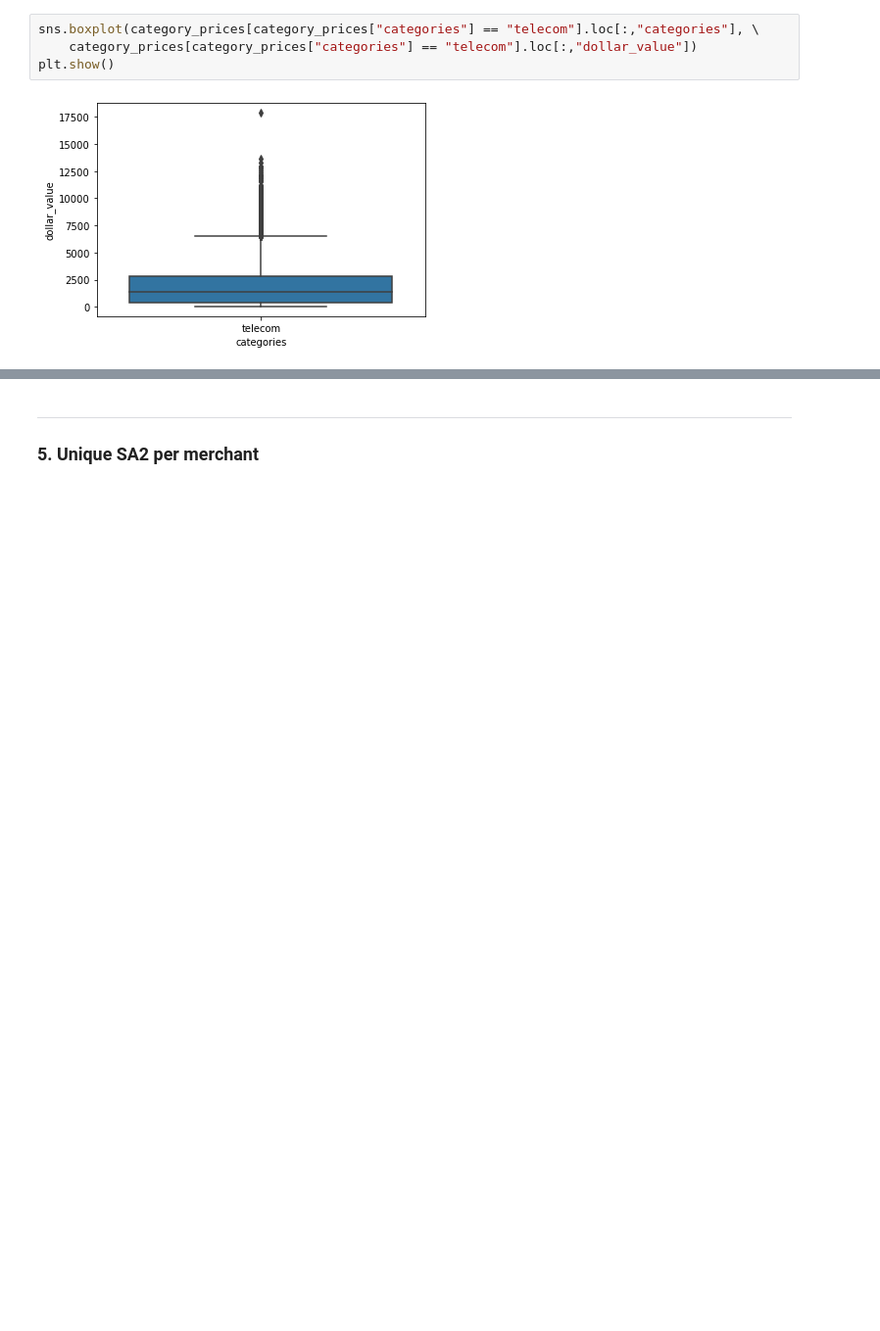
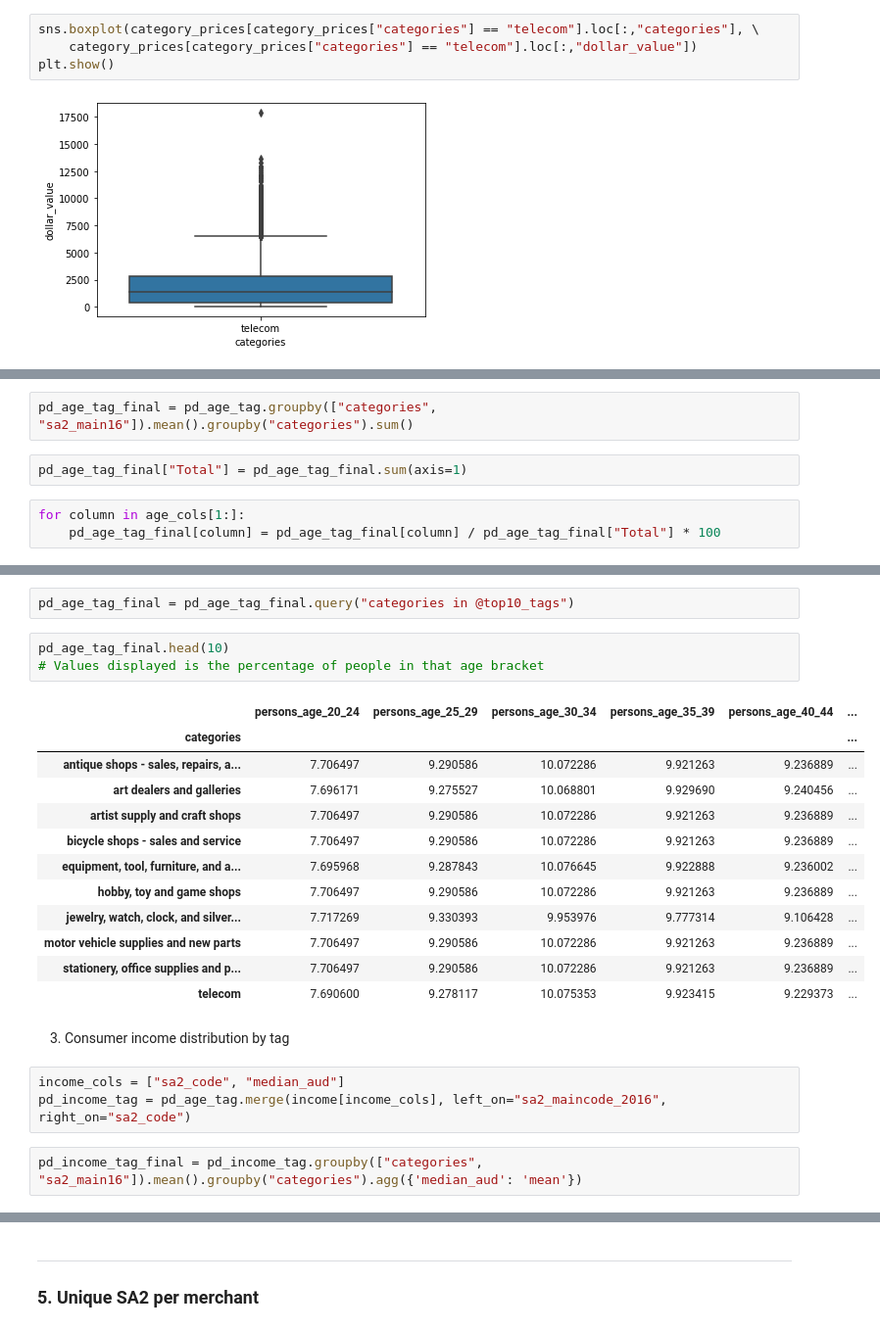
Before and after one commit to MAST30034-Applied-Data-Science/generic-buy-now-pay-later-project-group-11, a Jupyter notebook: notebooks/product_categories_analysis.ipynb, the cells around one changed output, grey strips where cells are left out. Shown: that part at 98% size. Drawn from its saved outputs; the diff is of its cells as text; blank space fills up the shorter version.

```diff
--- a/notebooks/product_categories_analysis.ipynb
+++ b/notebooks/product_categories_analysis.ipynb
@@ -416,0 +451,7 @@ category_prices.groupby("categories").count()
+# %%
+pd_age_tag_final = pd_age_tag.groupby(["categories", "sa2_main16"]).mean().groupby("categories").sum()
+# %%
+pd_age_tag_final["Total"] = pd_age_tag_final.sum(axis=1)
+# %%
+for column in age_cols[1:]:
+    pd_age_tag_final[column] = pd_age_tag_final[column] / pd_age_tag_final["Total"] * 100
@@ -416,0 +468,25 @@ category_prices.groupby("categories").count()
+# %%
+pd_age_tag_final = pd_age_tag_final.query("categories in @top10_tags")
+# %%
+pd_age_tag_final.head(10)
+# Values displayed is the percentage of people in that age bracket
+# %% [output]
+|  | persons_age_20_24 | persons_age_25_29 | persons_age_30_34 | persons_age_35_39 | persons_age_40_44 | ... |
+| categories |  |  |  |  |  | ... |
+| antique shops - sales, repairs, a... | 7.706497 | 9.290586 | 10.072286 | 9.921263 | 9.236889 | ... |
+| art dealers and galleries | 7.696171 | 9.275527 | 10.068801 | 9.929690 | 9.240456 | ... |
+| artist supply and craft shops | 7.706497 | 9.290586 | 10.072286 | 9.921263 | 9.236889 | ... |
+| bicycle shops - sales and service | 7.706497 | 9.290586 | 10.072286 | 9.921263 | 9.236889 | ... |
+| equipment, tool, furniture, and a... | 7.695968 | 9.287843 | 10.076645 | 9.922888 | 9.236002 | ... |
+| hobby, toy and game shops | 7.706497 | 9.290586 | 10.072286 | 9.921263 | 9.236889 | ... |
+| jewelry, watch, clock, and silver... | 7.717269 | 9.330393 | 9.953976 | 9.777314 | 9.106428 | ... |
+| motor vehicle supplies and new parts | 7.706497 | 9.290586 | 10.072286 | 9.921263 | 9.236889 | ... |
+| stationery, office supplies and p... | 7.706497 | 9.290586 | 10.072286 | 9.921263 | 9.236889 | ... |
+| telecom | 7.690600 | 9.278117 | 10.075353 | 9.923415 | 9.229373 | ... |
+# %% [markdown]
+3. Consumer income distribution by tag
+# %%
+income_cols = ["sa2_code", "median_aud"]
+pd_income_tag = pd_age_tag.merge(income[income_cols], left_on="sa2_maincode_2016", right_on="sa2_code")
+# %%
+pd_income_tag_final = pd_income_tag.groupby(["categories", "sa2_main16"]).mean().groupby("categories").agg({'median_aud': 'mean'})
```
Also changed, not shown: parts of 40 cells of this notebook.
